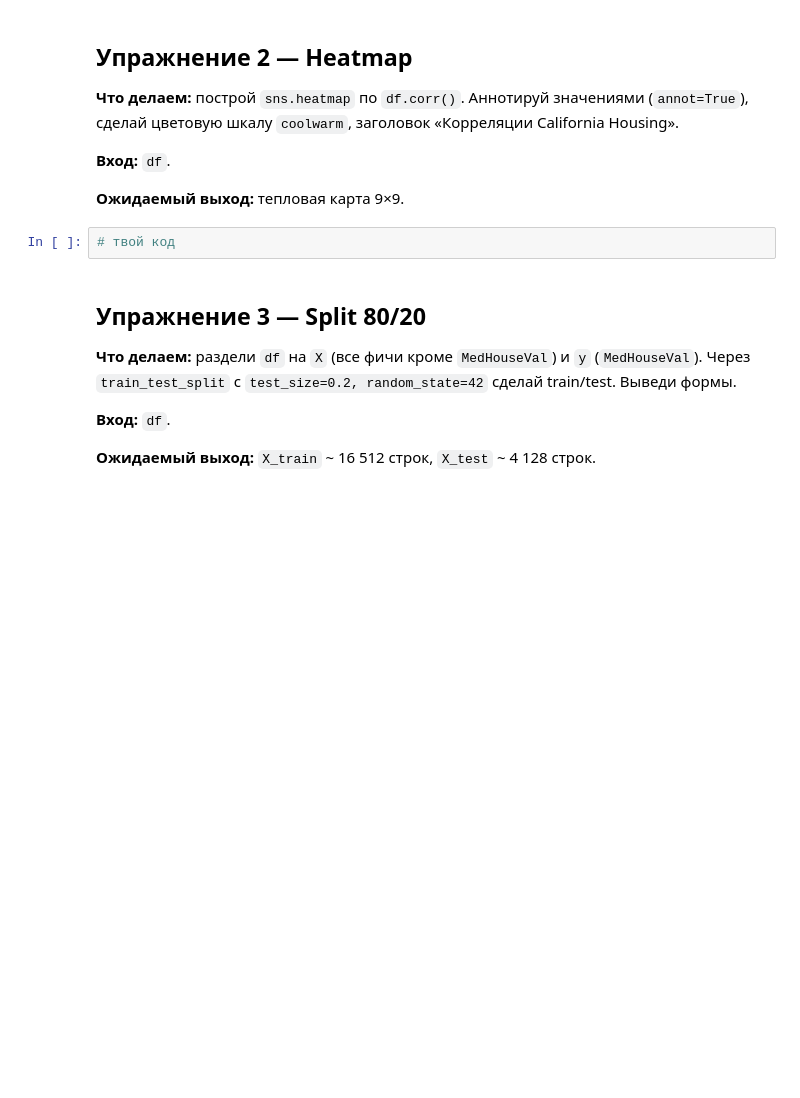
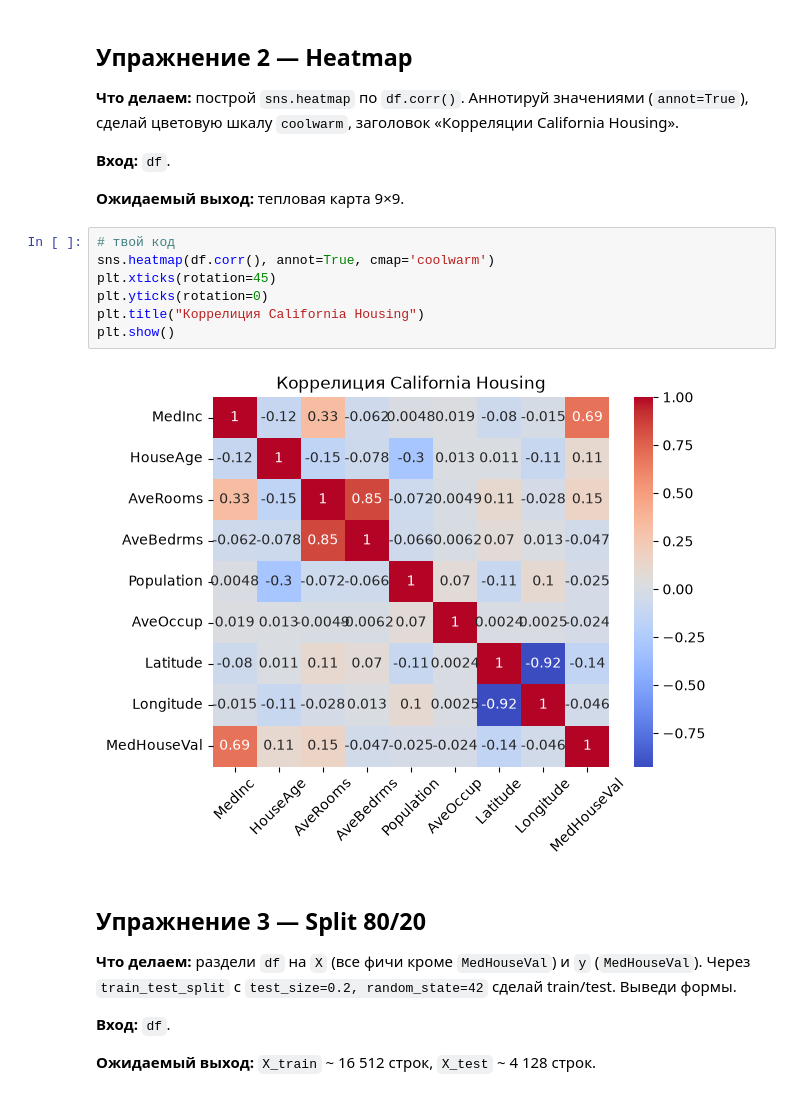
Before and after one commit to kokontsev/mentoring-course, a Jupyter notebook: week_07/02_linreg_sklearn_practice.ipynb, the cells around one changed output. Drawn from its saved outputs; the diff is of its cells as text; blank space fills up the shorter version.

```diff
--- a/week_07/02_linreg_sklearn_practice.ipynb
+++ b/week_07/02_linreg_sklearn_practice.ipynb
@@ -69,8 +89,15 @@ df.head()
 **Вход:** `df`.
 
 **Ожидаемый выход:** тепловая карта 9×9.
-# %%
-# твой код
+# %%
+# твой код
+sns.heatmap(df.corr(), annot=True, cmap='coolwarm')
+plt.xticks(rotation=45)
+plt.yticks(rotation=0)
+plt.title("Коррелиция California Housing")
+plt.show()
+# %% [output]
+[figure, added]
 # %% [markdown]
 ## Упражнение 3 — Split 80/20
 
```
Also changed, not shown: parts of 20 cells of this notebook, 2 other files.
